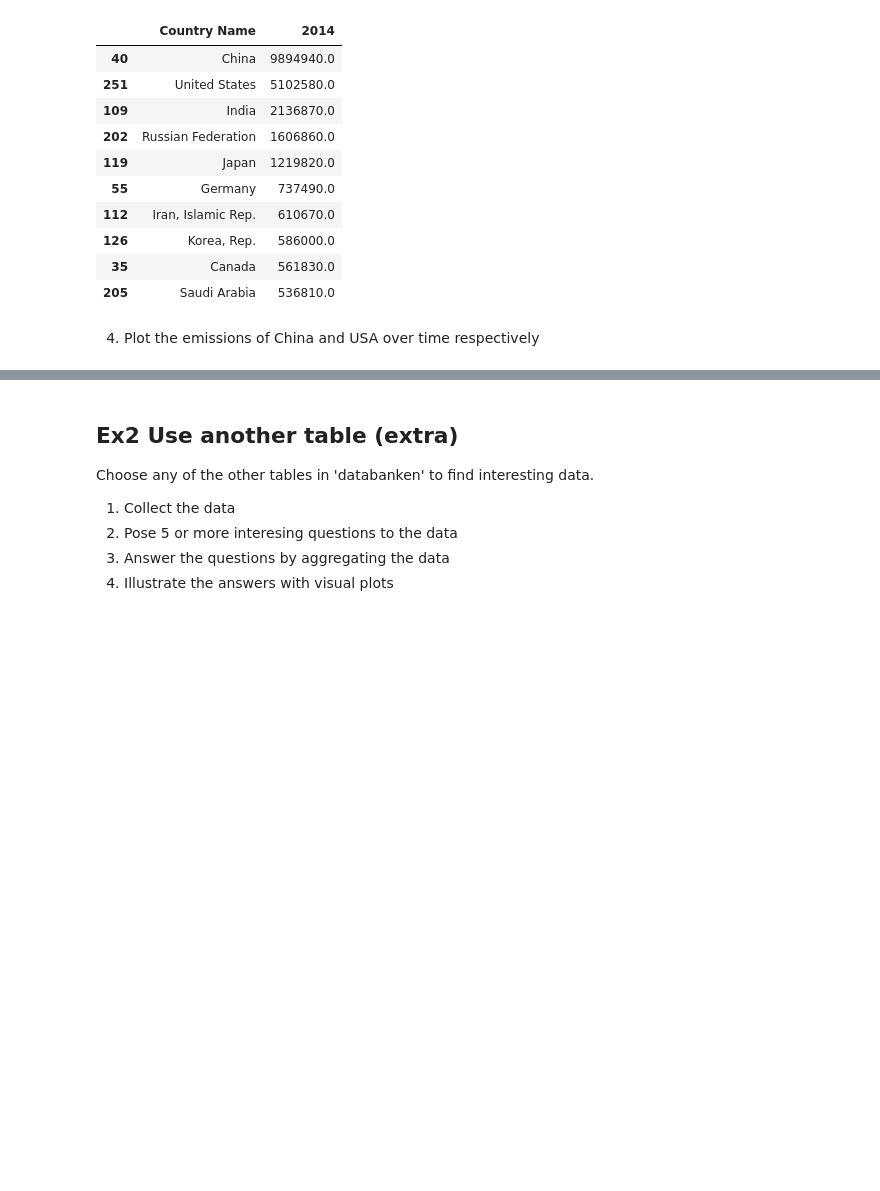
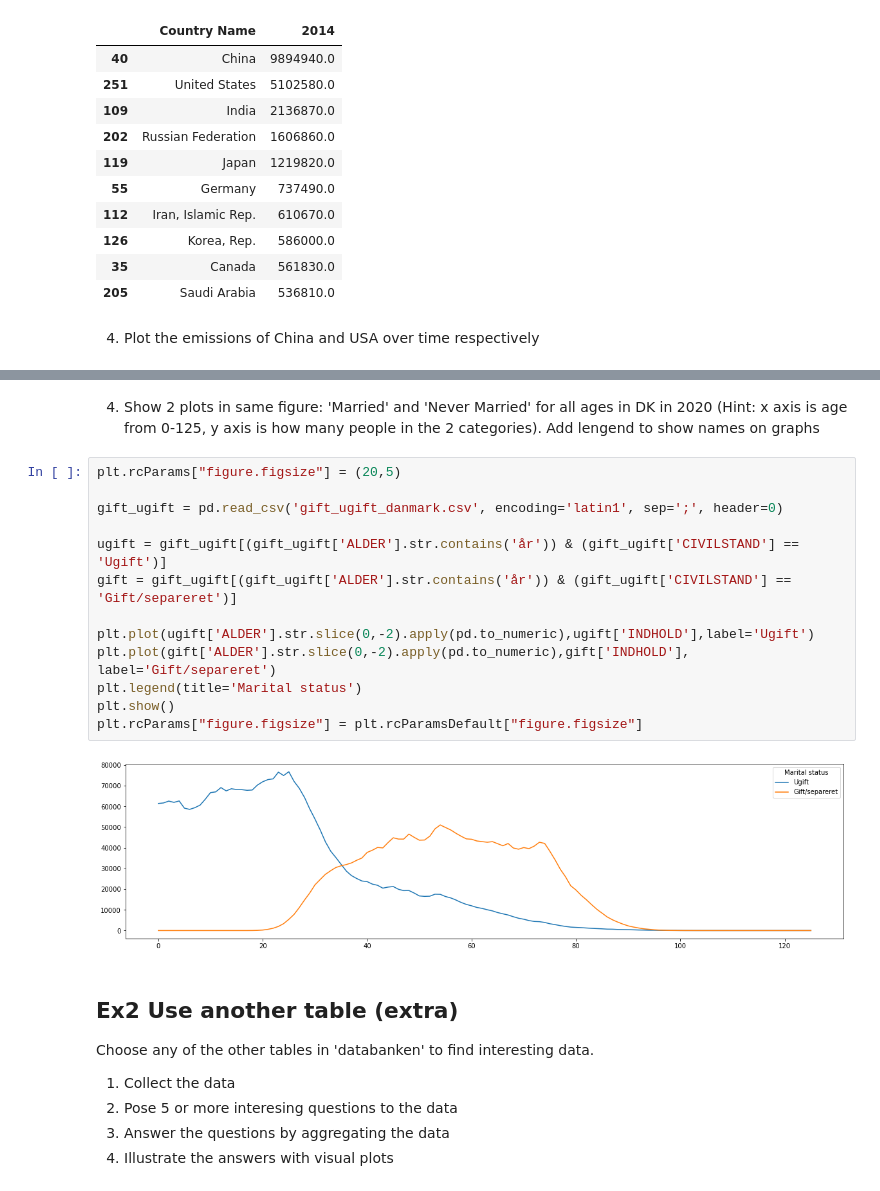
Before and after one commit to uiop860/python_valgfag, a Jupyter notebook: week05/05_excercises.ipynb, the cells around one changed output, grey strips where cells are left out. Drawn from its saved outputs; the diff is of its cells as text; blank space fills up the shorter version.

```diff
--- a/week05/05_excercises.ipynb
+++ b/week05/05_excercises.ipynb
@@ -124,3 +177,20 @@ data[data['Country Code'].isin(codes)].sort_values('2014', ascending=False)[['Co
+# %% [markdown]
+4. Show 2 plots in same figure: 'Married' and 'Never Married' for all ages in DK in 2020 (Hint: x axis is age from  0-125, y axis is how many people in the 2 categories). Add lengend to show names on graphs
+# %%
+plt.rcParams["figure.figsize"] = (20,5)
+
+gift_ugift = pd.read_csv('gift_ugift_danmark.csv', encoding='latin1', sep=';', header=0)
+
+ugift = gift_ugift[(gift_ugift['ALDER'].str.contains('år')) & (gift_ugift['CIVILSTAND'] == 'Ugift')]
+gift = gift_ugift[(gift_ugift['ALDER'].str.contains('år')) & (gift_ugift['CIVILSTAND'] == 'Gift/separeret')]
+
+plt.plot(ugift['ALDER'].str.slice(0,-2).apply(pd.to_numeric),ugift['INDHOLD'],label='Ugift')
+plt.plot(gift['ALDER'].str.slice(0,-2).apply(pd.to_numeric),gift['INDHOLD'], label='Gift/separeret')
+plt.legend(title='Marital status')
+plt.show()
+plt.rcParams["figure.figsize"] = plt.rcParamsDefault["figure.figsize"]
+# %% [output]
+[figure, added]
 # %% [markdown]
 ## Ex2 Use another table (extra)
 Choose any of the other tables in 'databanken' to find interesting data.
```
Also changed, not shown: parts of 6 cells of this notebook, 6 other files.
